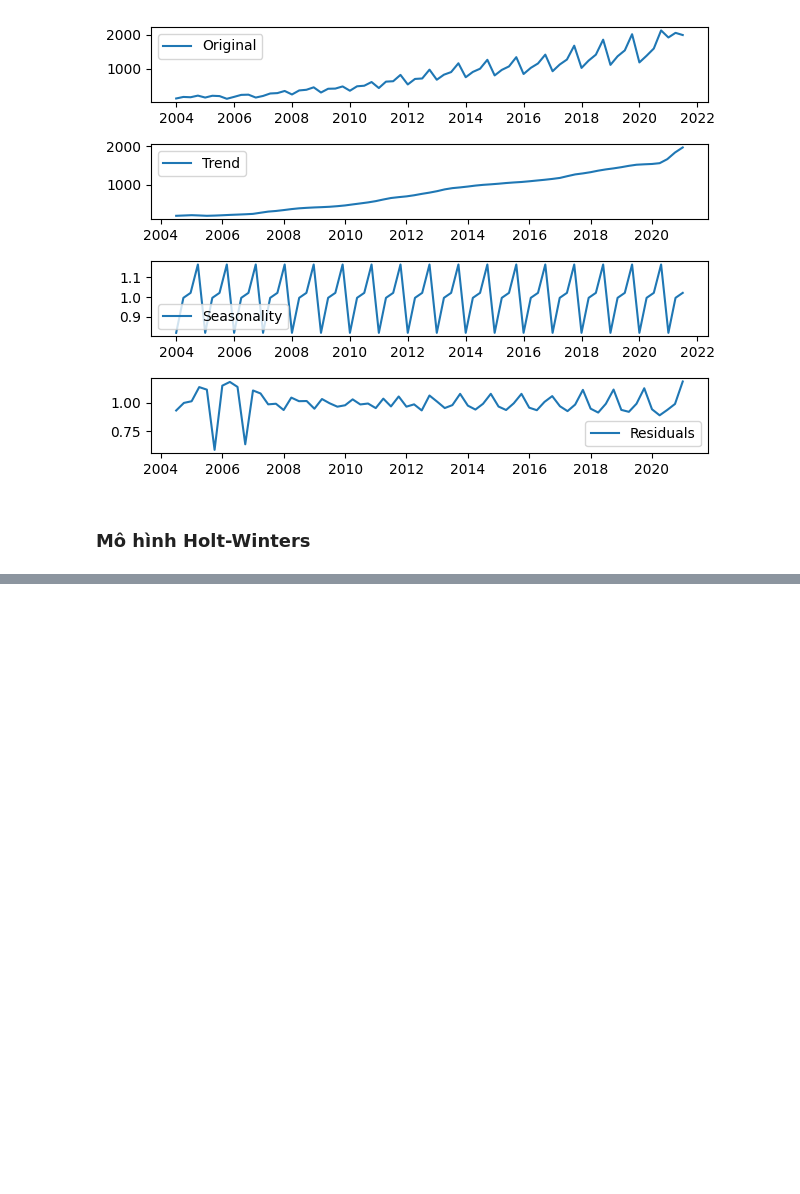
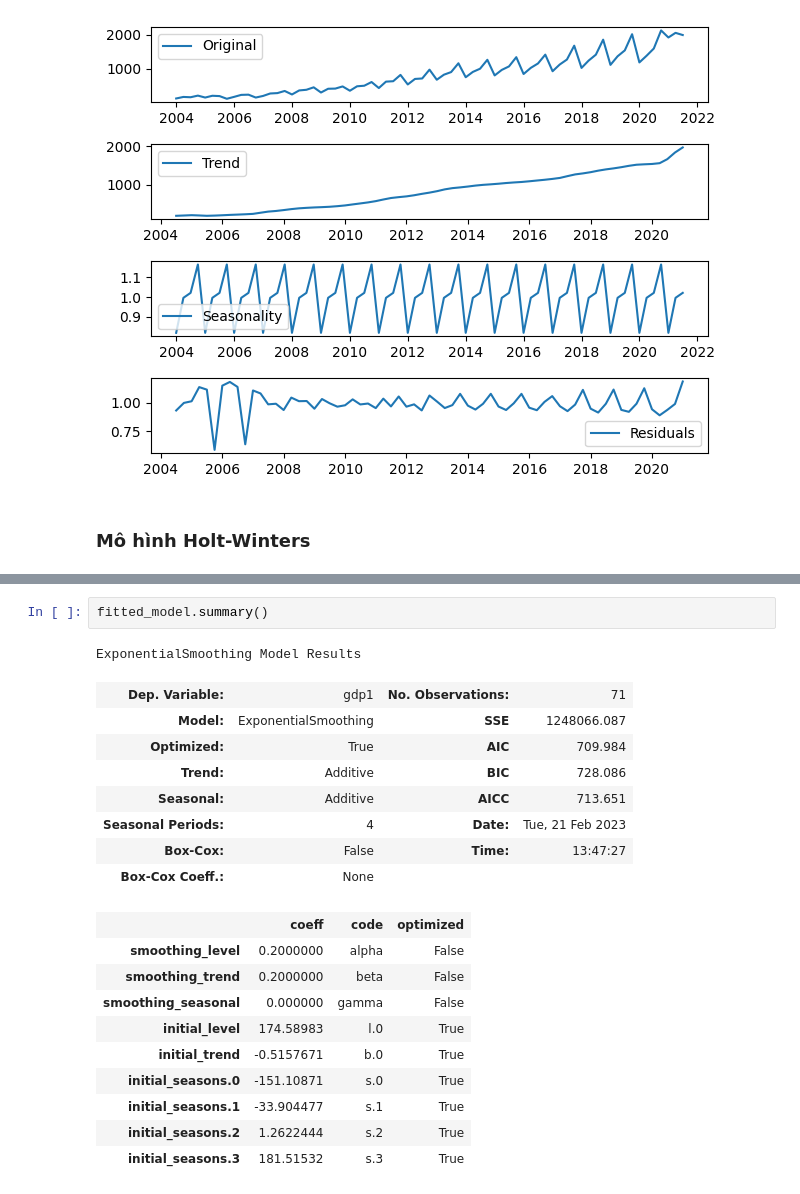
Before and after one commit to khanhtrinh2003/Time-series, a Jupyter notebook: Lesson/gdp.ipynb, the cells around one changed output, grey strips where cells are left out. Saved outputs shown, nothing was run; the diff lists cells and outputs as text; blank space fills up the shorter version.

```diff
--- a/Lesson/gdp.ipynb
+++ b/Lesson/gdp.ipynb
@@ -82,0 +87,22 @@ plt.show()
+# %%
+fitted_model.summary()
+# %% [output]
+ExponentialSmoothing Model Results
+| Dep. Variable: | gdp1 | No. Observations: | 71 |
+| Model: | ExponentialSmoothing | SSE | 1248066.087 |
+| Optimized: | True | AIC | 709.984 |
+| Trend: | Additive | BIC | 728.086 |
+| Seasonal: | Additive | AICC | 713.651 |
+| Seasonal Periods: | 4 | Date: | Tue, 21 Feb 2023 |
+| Box-Cox: | False | Time: | 13:47:27 |
+| Box-Cox Coeff.: | None |  |  |
+|  | coeff | code | optimized |
+| smoothing_level | 0.2000000 | alpha | False |
+| smoothing_trend | 0.2000000 | beta | False |
+| smoothing_seasonal | 0.000000 | gamma | False |
+| initial_level | 174.58983 | l.0 | True |
+| initial_trend | -0.5157671 | b.0 | True |
+| initial_seasons.0 | -151.10871 | s.0 | True |
+| initial_seasons.1 | -33.904477 | s.1 | True |
+| initial_seasons.2 | 1.2622444 | s.2 | True |
+| initial_seasons.3 | 181.51532 | s.3 | True |
```
Also changed, not shown: parts of 2 cells of this notebook.
